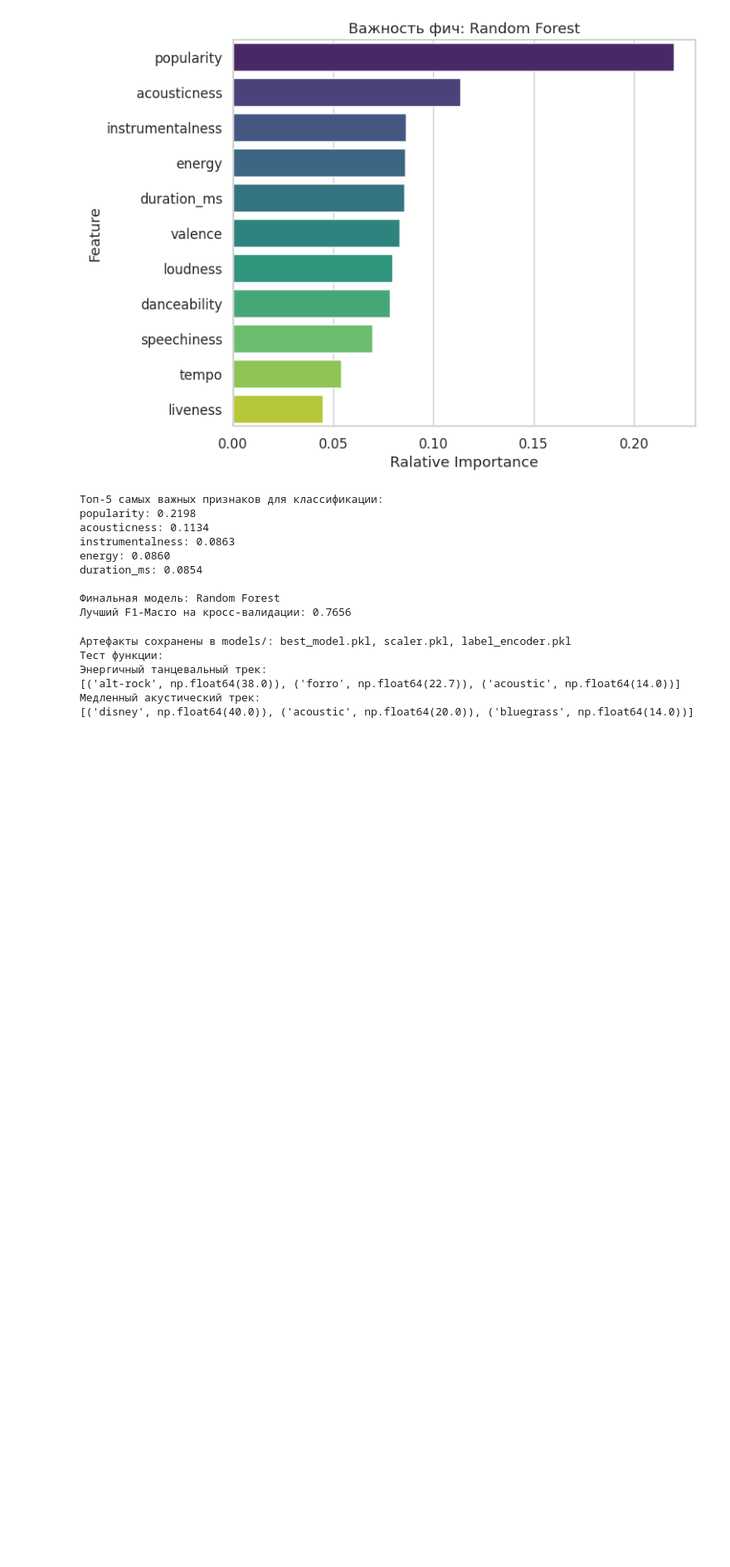
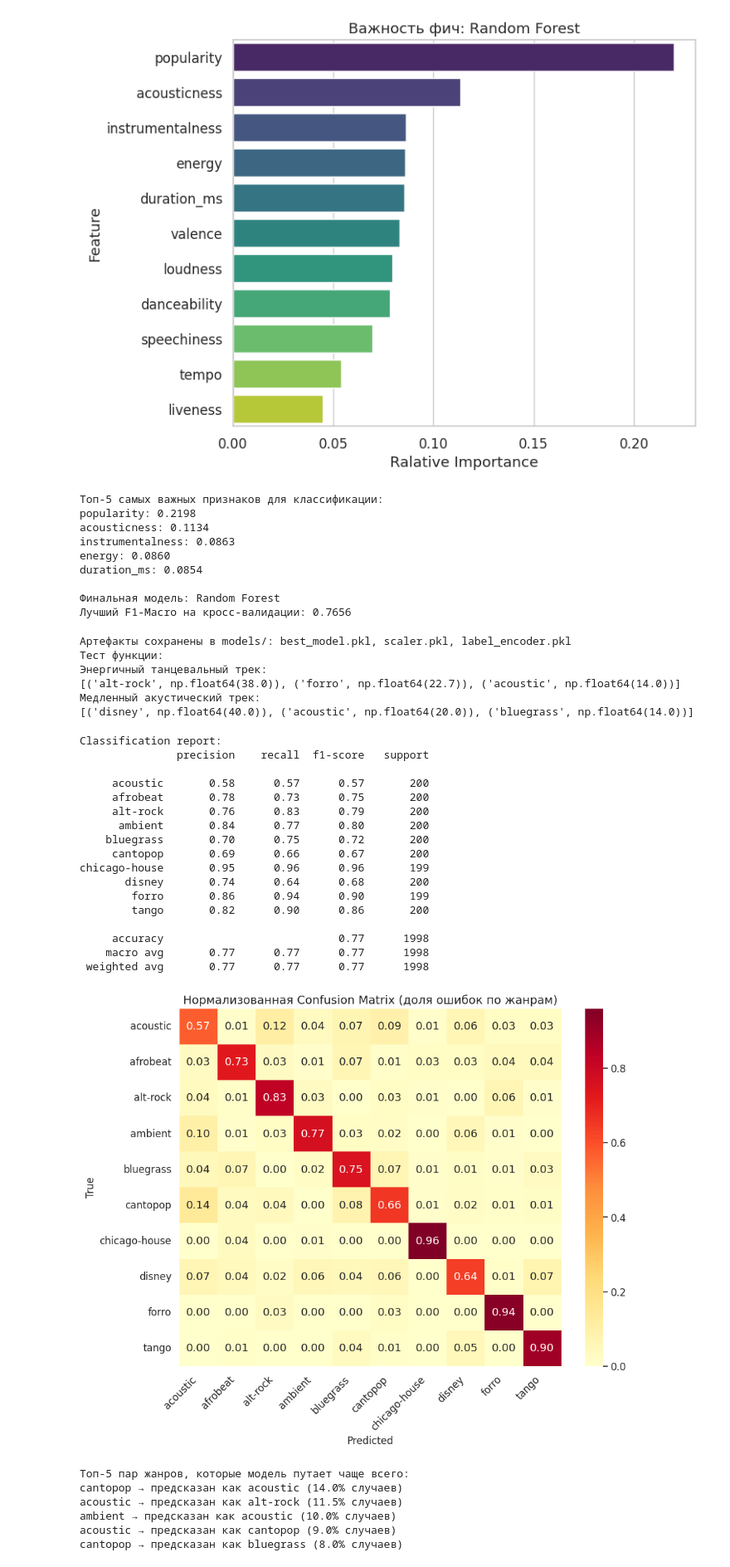
Before and after one commit to Uliana-int/spotify_genre_classifier, a Jupyter notebook: 02_modeling.ipynb, the cells around one changed output. Shown at 83% size. Cells and saved outputs as stored; diff of their text form; code cells hidden in the pictures; blank space fills up the shorter version.

```diff
--- a/02_modeling.ipynb
+++ b/02_modeling.ipynb
@@ -232,3 +232,56 @@ print(predict_genre(danceability = 0.3, energy = 0.2, valence = 0.4, tempo = 75,
 # %%
 # Анализ ошибок
 y_pred = best_model.predict(X_test_scaled)
+print('Classification report:')
+
+print(classification_report(y_test, y_pred, target_names=class_names))
+
+cm = confusion_matrix(y_test, y_pred)
+cm_norm = cm.astype('float') / cm.sum(axis=1)[:, np.newaxis]
+
+plt.figure(figsize=(10, 8))
+sns.heatmap(cm_norm, annot=True, fmt='.2f', cmap='YlOrRd',
+            xticklabels=class_names, yticklabels=class_names)
+plt.xlabel('Predicted', fontsize=12)
+plt.ylabel('True', fontsize=12)
+plt.title('Нормализованная Confusion Matrix (доля ошибок по жанрам)', fontsize=14)
+plt.xticks(rotation=45, ha='right')
+plt.yticks(rotation=0)
+plt.tight_layout()
+plt.show()
+
+print("\nТоп-5 пар жанров, которые модель путает чаще всего:")
+errors = []
+for i in range(len(class_names)):
+    for j in range(len(class_names)):
+        if i != j and cm_norm[i, j] > 0.05:
+            errors.append((class_names[i], class_names[j], cm_norm[i, j]))
+
+errors.sort(key=lambda x: -x[2])
+for true_g, pred_g, pct in errors[:5]:
+    print(f"{true_g} → предсказан как {pred_g} ({pct:.1%} случаев)")
+# %% [output]
+Classification report:
+               precision    recall  f1-score   support
+
+     acoustic       0.58      0.57      0.57       200
+     afrobeat       0.78      0.73      0.75       200
+     alt-rock       0.76      0.83      0.79       200
+      ambient       0.84      0.77      0.80       200
+    bluegrass       0.70      0.75      0.72       200
+     cantopop       0.69      0.66      0.67       200
+chicago-house       0.95      0.96      0.96       199
+       disney       0.74      0.64      0.68       200
+        forro       0.86      0.94      0.90       199
+        tango       0.82      0.90      0.86       200
+
+     accuracy                           0.77      1998
+    macro avg       0.77      0.77      0.77      1998
+ weighted avg       0.77      0.77      0.77      1998
+[figure, added]
+Топ-5 пар жанров, которые модель путает чаще всего:
+cantopop → предсказан как acoustic (14.0% случаев)
+acoustic → предсказан как alt-rock (11.5% случаев)
+ambient → предсказан как acoustic (10.0% случаев)
+acoustic → предсказан как cantopop (9.0% случаев)
+cantopop → предсказан как bluegrass (8.0% случаев)
```
Also changed, not shown: 1 other file.
